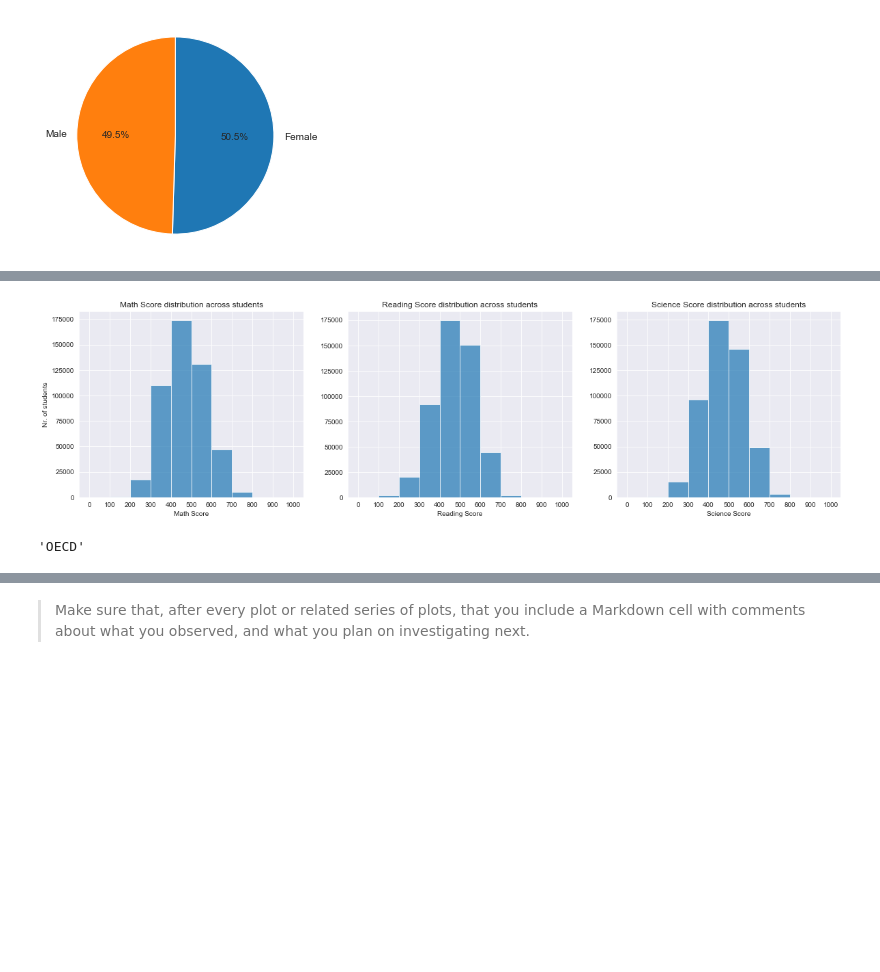
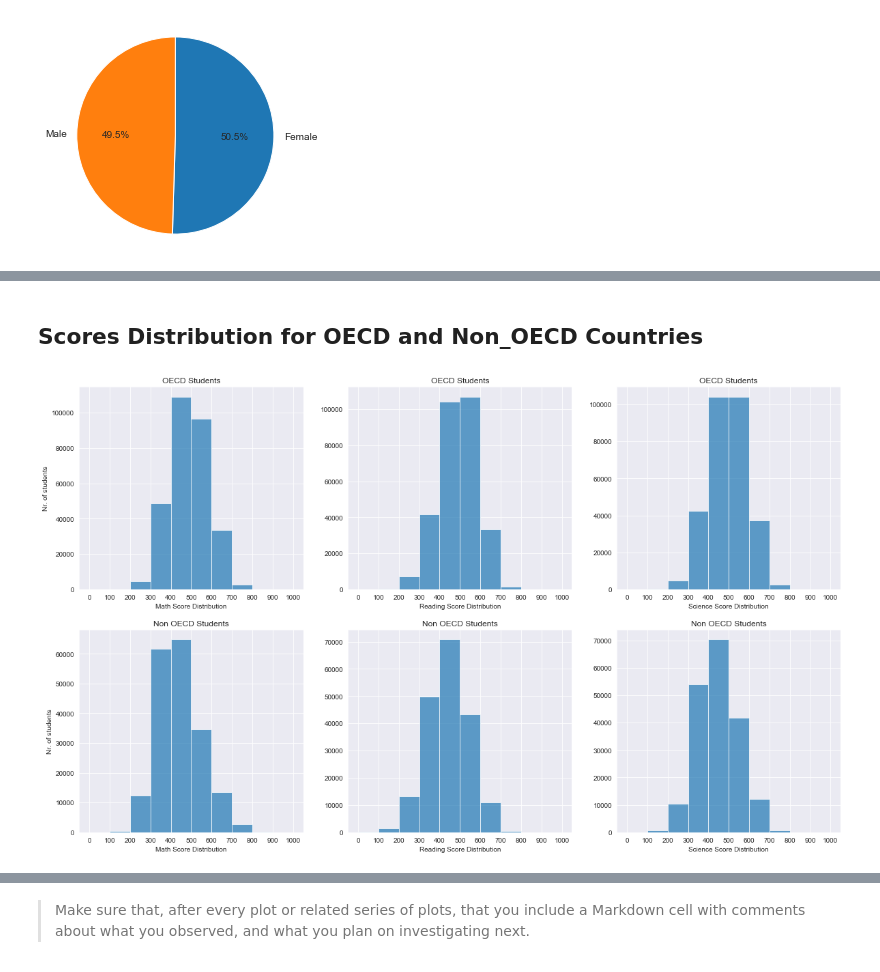
Before and after one commit to gwizamaryse/communicate-data-finding, a Jupyter notebook: exploration_PISA.ipynb, the cells around one changed output, grey strips where cells are left out. Cells and saved outputs as stored; diff of their text form; code cells hidden in the pictures; blank space fills up the shorter version.

```diff
--- a/exploration_PISA.ipynb
+++ b/exploration_PISA.ipynb
@@ -263,32 +269,54 @@ plt.show()
+# %% [markdown]
+## Scores Distribution for OECD and Non_OECD Countries
 # %%
-plt.figure(figsize = [20, 5])
+plt.figure(figsize = [20, 12])
 
 bins_hist = np.arange(0, 1000 + 1, 100)
-
-plt.subplot(1, 3, 1)
-plt.hist(df_cognition['math_average'], bins = bins_hist, alpha = 0.7);
+# 1st row  (OECD Countries)
+plt.subplot(2, 3, 1)
+plt.hist(OECD['math_average'], bins = bins_hist, alpha = 0.7);
 
 plt.xticks(bins_hist)
-plt.xlabel('Math Score');
-plt.ylabel('Nr. of students')
-plt.title("Math Score distribution across students");
+plt.xlabel('Math Score Distribution');
+plt.ylabel('Number of students')
+plt.title("OECD Students");
 
-plt.subplot(1, 3, 2)
-plt.hist(df_cognition['reading_average'], bins = bins_hist,  alpha = 0.7);
+plt.subplot(2, 3, 2)
+plt.hist(OECD['reading_average'], bins = bins_hist,  alpha = 0.7);
 
 plt.xticks(bins_hist)
-plt.xlabel('Reading Score');
-plt.title("Reading Score distribution across students");
+plt.xlabel('Reading Score Distribution');
+plt.title("OECD Students");
 
-plt.subplot(1, 3, 3)
-plt.hist(df_cognition['science_average'], bins = bins_hist, alpha = 0.7);
+plt.subplot(2, 3, 3)
+plt.hist(OECD['science_average'], bins = bins_hist, alpha = 0.7);
 
 plt.xticks(bins_hist)
-plt.xlabel('Science Score');
-plt.title("Science Score distribution across students");
+plt.xlabel('Science Score Distribution');
+plt.title("OECD Students");
+
+# 2nd row (Non OECD Countries)
+
+plt.subplot(2, 3, 4)
+plt.hist(Non_OECD['math_average'], bins = bins_hist, alpha = 0.7);
+
+plt.xticks(bins_hist)
+plt.xlabel('Math Score Distribution');
+plt.ylabel('Number of students')
+plt.title("Non OECD Students");
+
+plt.subplot(2, 3, 5)
+plt.hist(Non_OECD['reading_average'], bins = bins_hist,  alpha = 0.7);
+
+plt.xticks(bins_hist)
+plt.xlabel('Reading Score Distribution');
+plt.title("Non OECD Students");
+
+plt.subplot(2, 3, 6)
+plt.hist(Non_OECD['science_average'], bins = bins_hist, alpha = 0.7);
+
+plt.xticks(bins_hist)
+plt.xlabel('Science Score Distribution');
+plt.title("Non OECD Students");
 # %% [output]
-[figure, old version]
+[figure, new version]
-# %%
-df_cognition['OECD'].max()
-# %% [output]
-'OECD'
```
Also changed, not shown: parts of 24 cells of this notebook, 1 other file.
